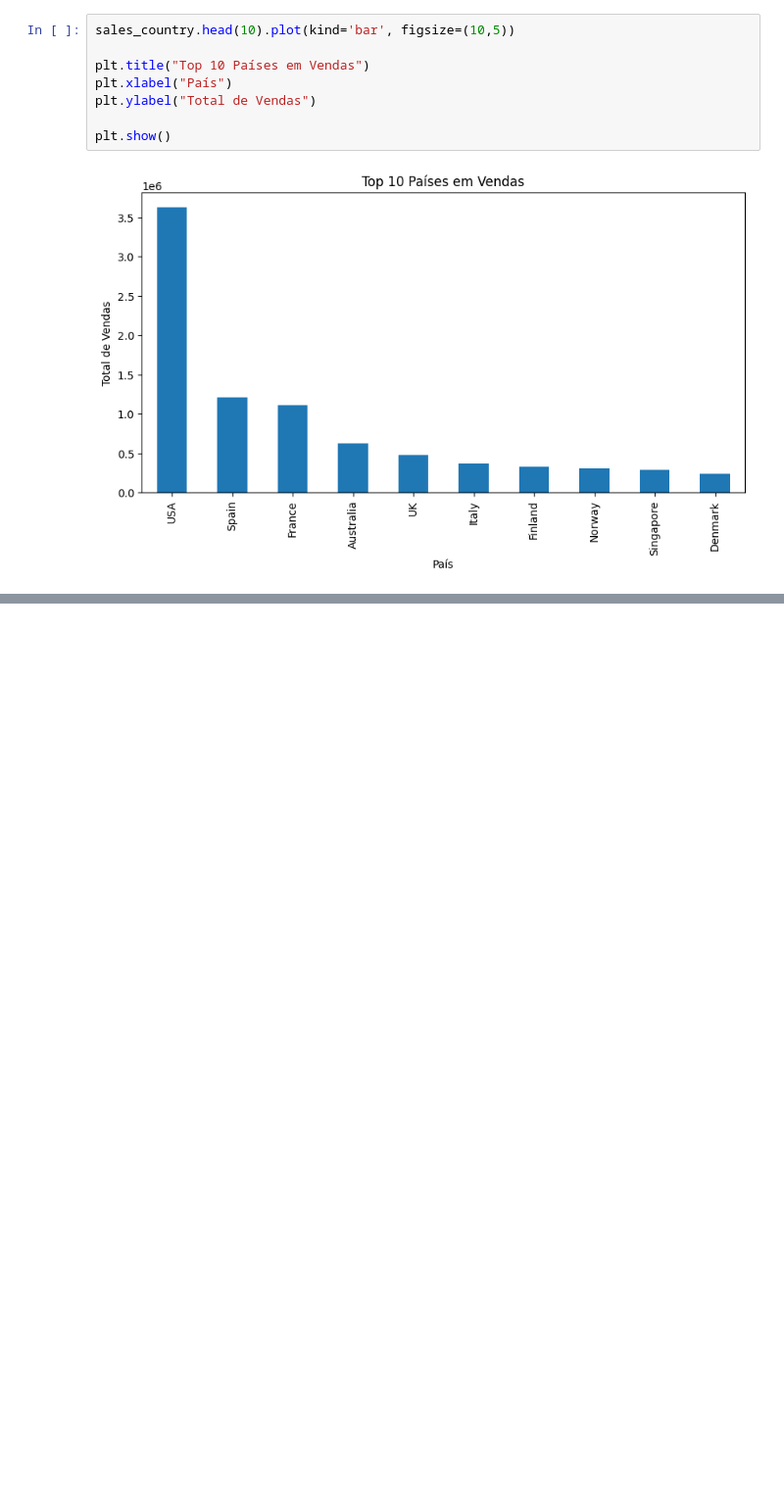
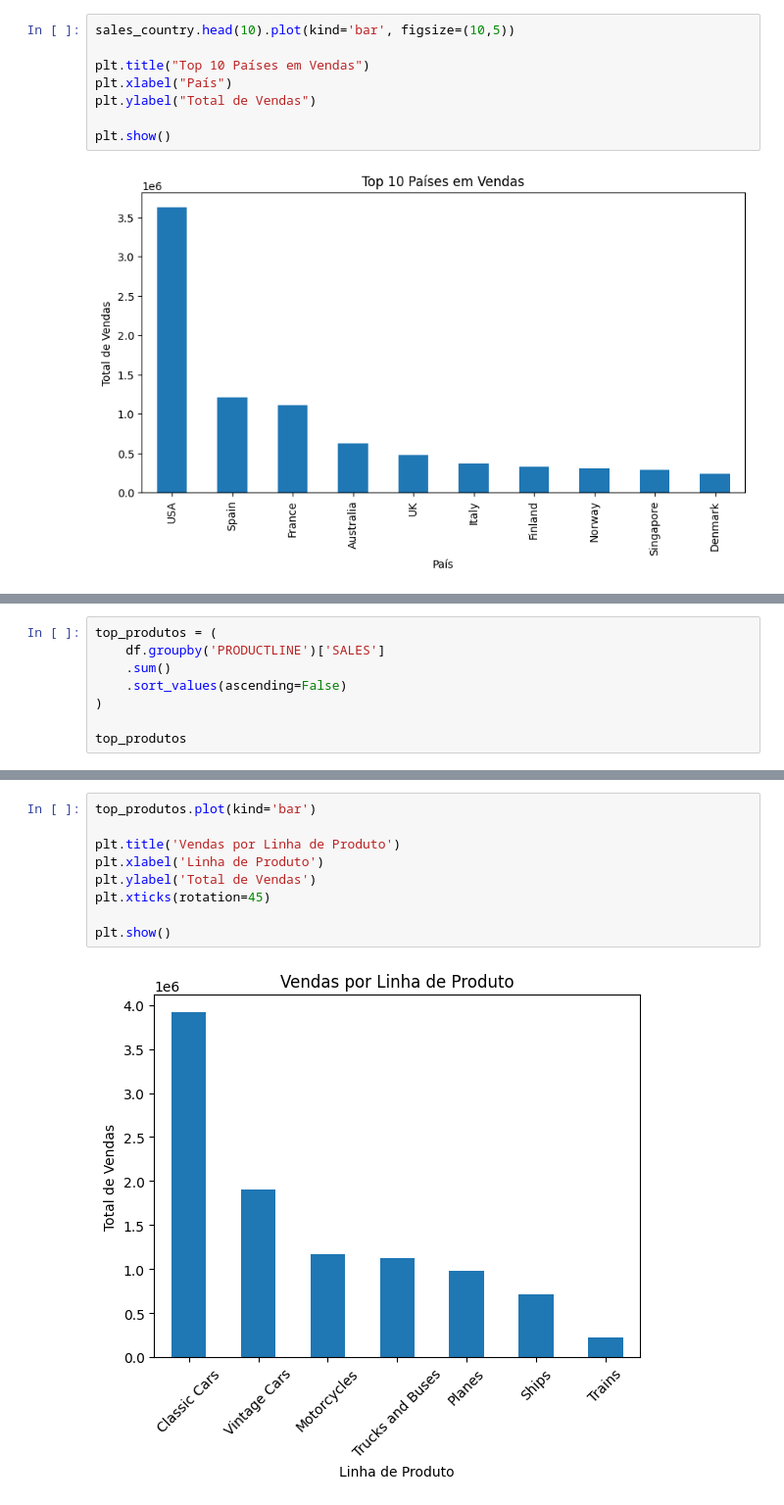
Before and after one commit to SamuellAguilar/portfolio-analise-dados, a Jupyter notebook: analise-vendas-python/analise_vendas_v2.ipynb, the cells around one changed output, grey strips where cells are left out. Shown at 98% size. Cells and saved outputs as stored; diff of their text form; blank space fills up the shorter version.

```diff
--- a/analise-vendas-python/analise_vendas_v2.ipynb
+++ b/analise-vendas-python/analise_vendas_v2.ipynb
@@ -187,0 +315,8 @@ plt.show()
+# %%
+top_produtos = (
+    df.groupby('PRODUCTLINE')['SALES']
+    .sum()
+    .sort_values(ascending=False)
+)
+
+top_produtos
@@ -187,0 +333,11 @@ plt.show()
+# %%
+top_produtos.plot(kind='bar')
+
+plt.title('Vendas por Linha de Produto')
+plt.xlabel('Linha de Produto')
+plt.ylabel('Total de Vendas')
+plt.xticks(rotation=45)
+
+plt.show()
+# %% [output]
+[figure, added]
```
Also changed, not shown: parts of 18 cells of this notebook.
